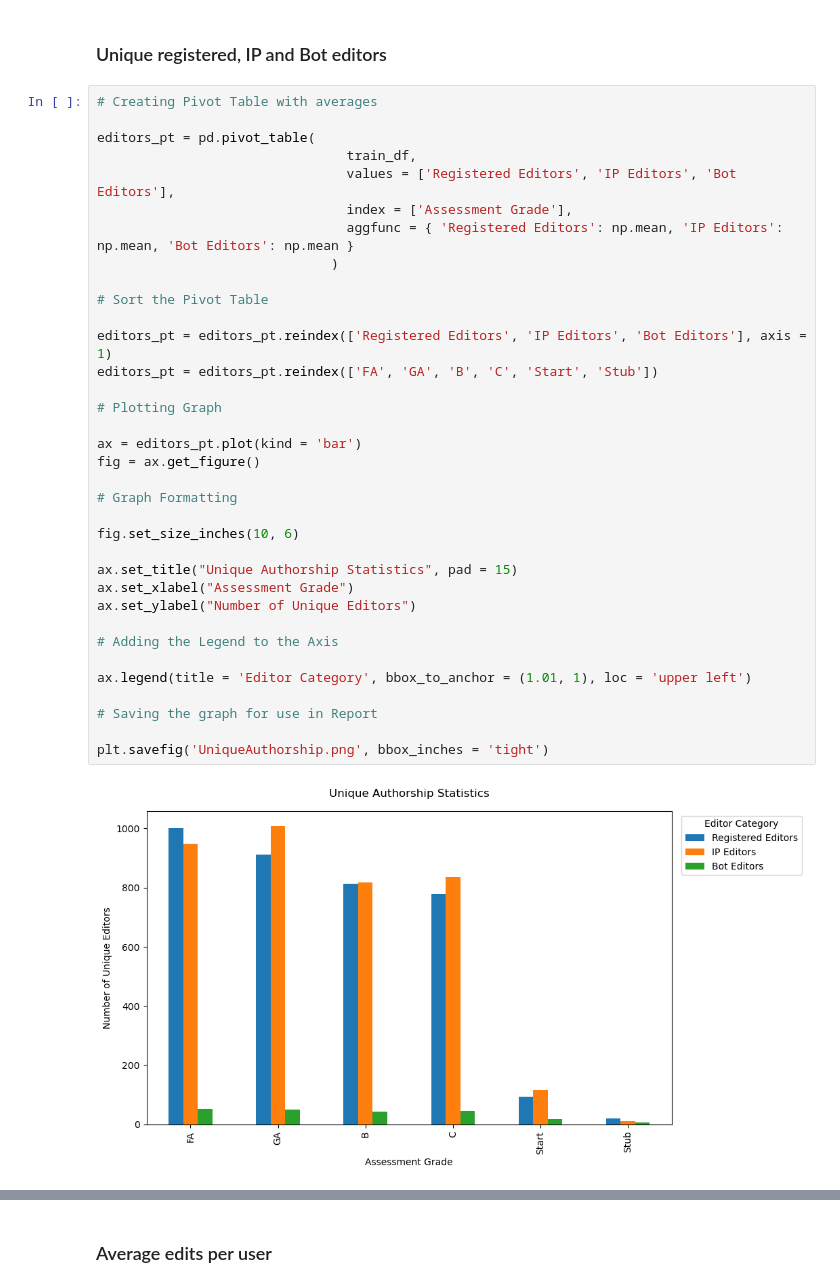
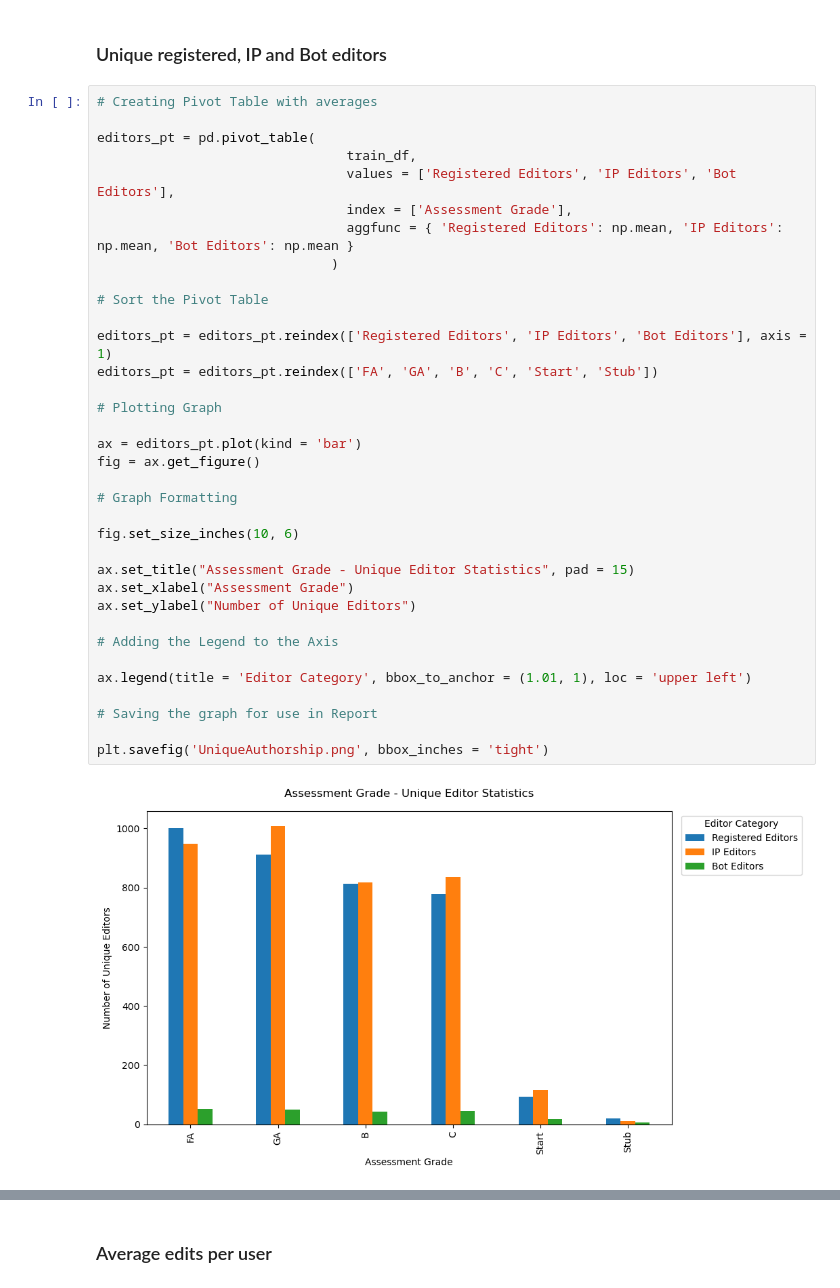
Before and after one commit to KevinGonzalez1112/K1840988-Dissertation-Repo, a Jupyter notebook: Jupyter-Notebooks/Experiment_3.ipynb, the cells around one changed output, grey strips where cells are left out. Saved outputs shown, nothing was run; the diff lists cells and outputs as text.

```diff
--- a/Jupyter-Notebooks/Experiment_3.ipynb
+++ b/Jupyter-Notebooks/Experiment_3.ipynb
@@ -833,35 +833,35 @@ editors_pt = pd.pivot_table(
                                 values = ['Registered Editors', 'IP Editors', 'Bot Editors'],
                                 index = ['Assessment Grade'],
                                 aggfunc = { 'Registered Editors': np.mean, 'IP Editors': np.mean, 'Bot Editors': np.mean }
                               )
 
 # Sort the Pivot Table
 
 editors_pt = editors_pt.reindex(['Registered Editors', 'IP Editors', 'Bot Editors'], axis = 1)
 editors_pt = editors_pt.reindex(['FA', 'GA', 'B', 'C', 'Start', 'Stub'])
 
 # Plotting Graph
 
 ax = editors_pt.plot(kind = 'bar')
 fig = ax.get_figure()
 
 # Graph Formatting
 
 fig.set_size_inches(10, 6)
 
-ax.set_title("Unique Authorship Statistics", pad = 15)
+ax.set_title("Assessment Grade - Unique Editor Statistics", pad = 15)
 ax.set_xlabel("Assessment Grade")
 ax.set_ylabel("Number of Unique Editors")
 
 # Adding the Legend to the Axis
 
 ax.legend(title = 'Editor Category', bbox_to_anchor = (1.01, 1), loc = 'upper left')
 
 # Saving the graph for use in Report
 
 plt.savefig('UniqueAuthorship.png', bbox_inches = 'tight')
 # %% [output]
-[figure, old version]
+[figure, new version]
 # %%
 # Creating Pivot Table with averages
 
```
Also changed, not shown: parts of 15 cells of this notebook, 2 other files.
